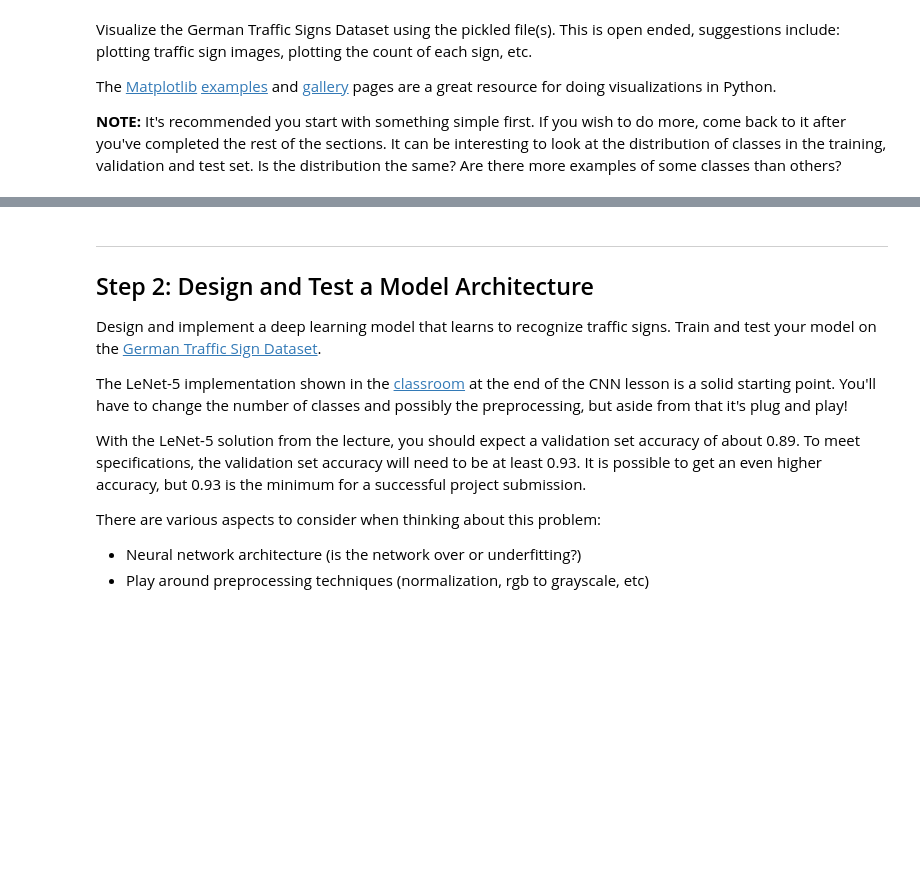
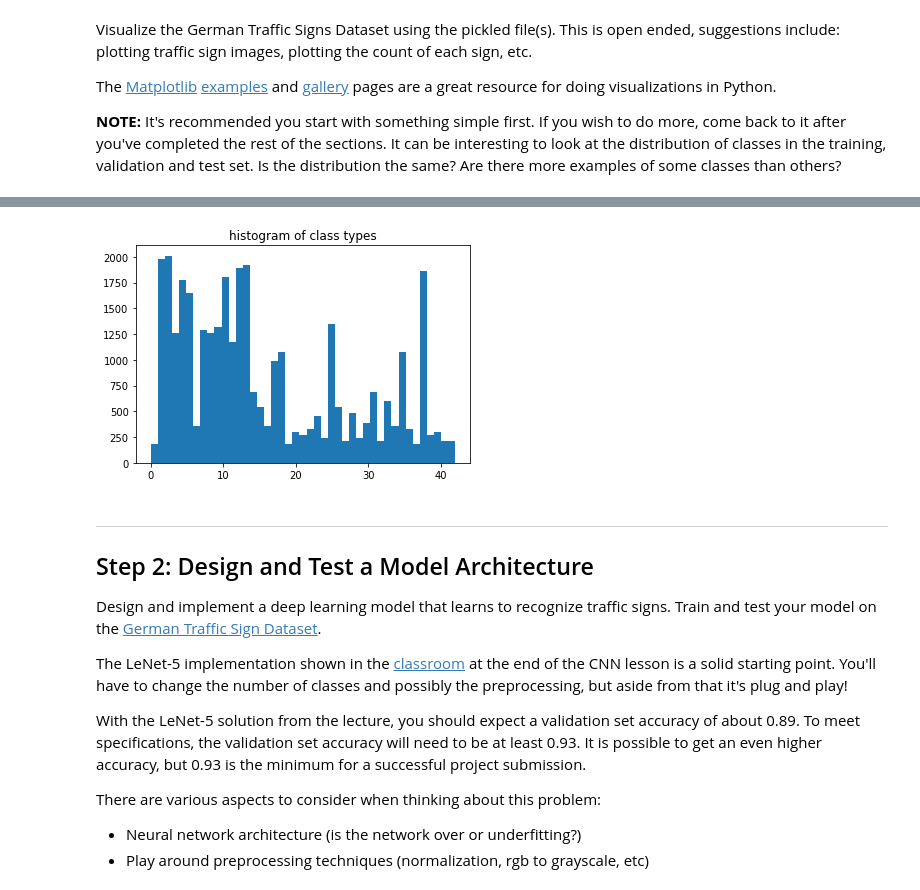
Before and after one commit to roneyal/CarND-Traffic-Sign-Classifier-Project, a Jupyter notebook: Traffic_Sign_Classifier.ipynb, the cells around one changed output, grey strips where cells are left out. Drawn from its saved outputs; the diff is of its cells as text; code cells hidden in the pictures; blank space fills up the shorter version.

```diff
--- a/Traffic_Sign_Classifier.ipynb
+++ b/Traffic_Sign_Classifier.ipynb
@@ -111,3 +113,8 @@ for i in range(1):
+# %%
+hist = plt.hist(train['labels'], n_classes)
+title = plt.title('histogram of class types')
+# %% [output]
+[figure, added]
 # %% [markdown]
 ----
 
```
Also changed, not shown: parts of 8 cells of this notebook.
